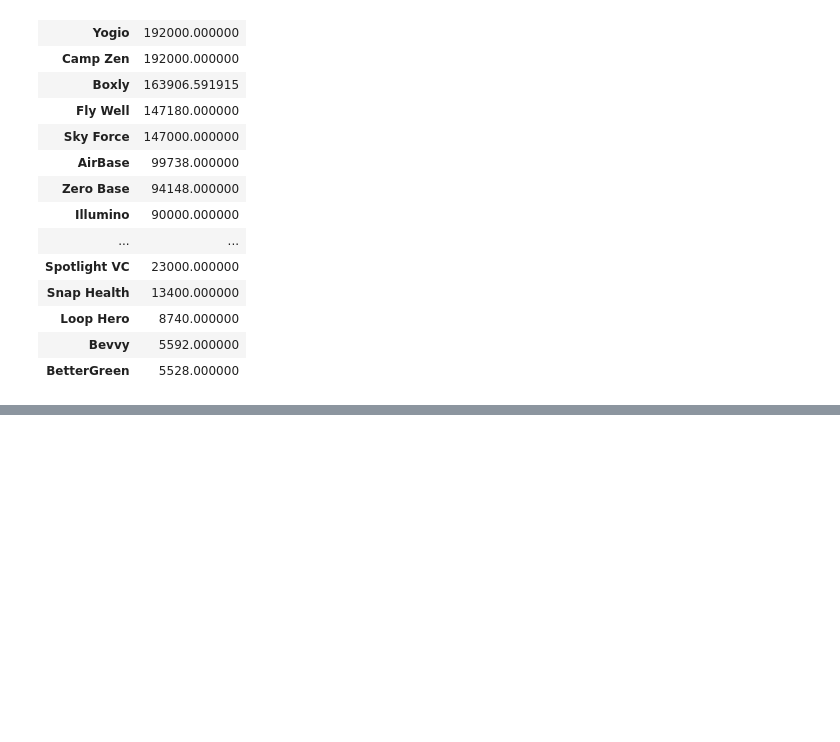
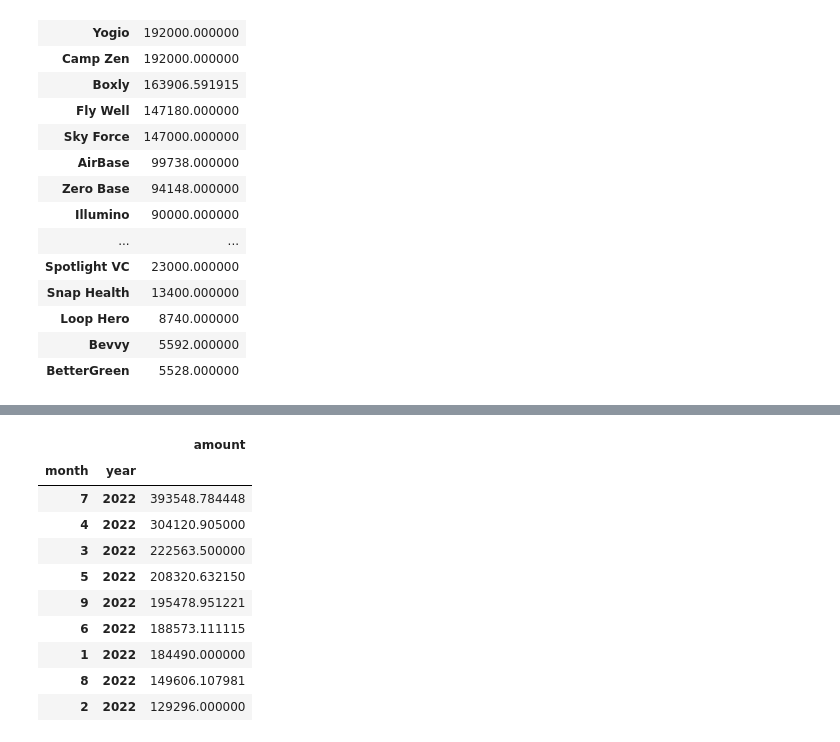
Before and after one commit to njw27/codi_pres, a Jupyter notebook: codi_nb.ipynb, the cells around one changed output, grey strips where cells are left out. Saved outputs shown, nothing was run; the diff lists cells and outputs as text; code cells hidden in the pictures; blank space fills up the shorter version.

```diff
--- a/codi_nb.ipynb
+++ b/codi_nb.ipynb
@@ -1354,0 +1371,18 @@ total_q3.sort_values(["amount"], ascending=False)
+# %%
+master_q3 = pd.concat(all_dfs).reset_index(drop=True)
+master_q3_monthly = master_q3
+master_q3_monthly  = master_q3_monthly.groupby(["month", "year"]).sum()
+master_q3_monthly=master_q3_monthly.sort_values(["amount"], ascending=False)
+master_q3_monthly
+# %% [output]
+|  |  | amount |
+| month | year |  |
+| 7 | 2022 | 393548.784448 |
+| 4 | 2022 | 304120.905000 |
+| 3 | 2022 | 222563.500000 |
+| 5 | 2022 | 208320.632150 |
+| 9 | 2022 | 195478.951221 |
+| 6 | 2022 | 188573.111115 |
+| 1 | 2022 | 184490.000000 |
+| 8 | 2022 | 149606.107981 |
+| 2 | 2022 | 129296.000000 |
```
Also changed, not shown: parts of 3 cells of this notebook, 1 other file.
